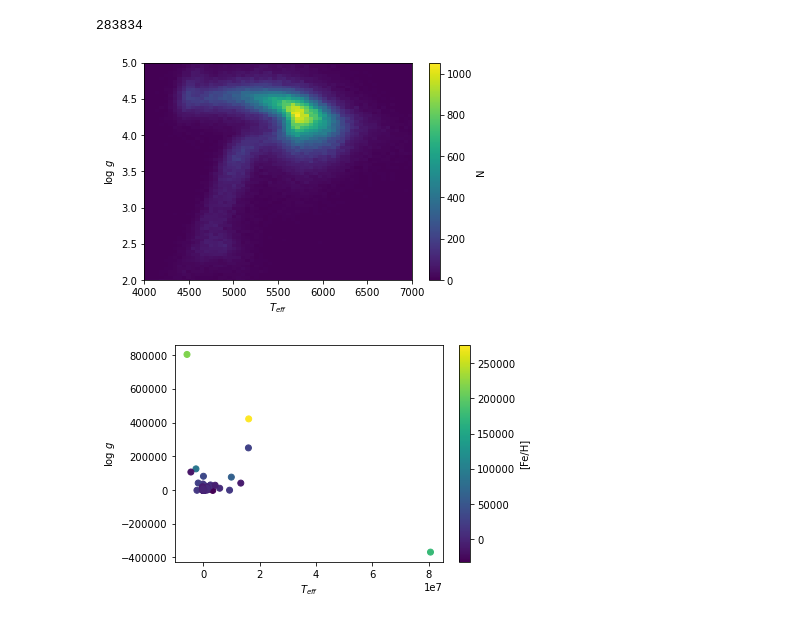
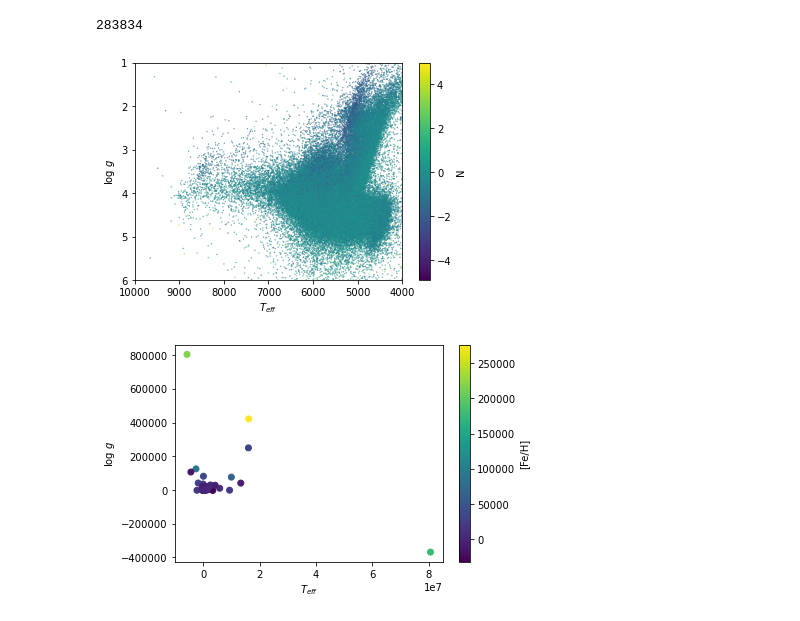
Before and after one commit to aydanmckay/ml, a Jupyter notebook: finalseparationplots.ipynb, the cells around one changed output. Saved outputs shown, nothing was run; the diff lists cells and outputs as text; code cells hidden in the pictures.

```diff
--- a/finalseparationplots.ipynb
+++ b/finalseparationplots.ipynb
@@ -127,17 +127,17 @@ len(mdata)
 # %% [output]
 283834
 # %%
-plt.scatter(mdata['TEFF_PASTEL'],mdata['LOGG_PASTEL'],c=mdata['FEH_PASTEL'])
-plt.hist2d(mdata['TEFF_PASTEL'],mdata['LOGG_PASTEL'],bins=250)
+plt.scatter(mdata['TEFF_PASTEL'],mdata['LOGG_PASTEL'],c=mdata['FEH_PASTEL'],s=.1) # rduce point size.
+#plt.hist2d(mdata['TEFF_PASTEL'],mdata['LOGG_PASTEL'],bins=250)
 c = plt.colorbar()
 plt.xlabel(r'$T_{eff}$')
 plt.ylabel(r'log $g$');
-c.set_label('N')
-plt.xlim(4000,7000)
-plt.ylim(2,5)
-plt.savefig('kieldiaghist.png')
+c.set_label('N');
+plt.xlim(10000,4000)
+plt.ylim(6,1);
+# plt.savefig('kieldiaghist.png')
 # %% [output]
-[figure, old version]
+[figure, new version]
 # %%
 # max(mdata['TEFF_PASTEL'])
 # %%
```
Also changed, not shown: parts of 1 cell of this notebook, 4 other files.
